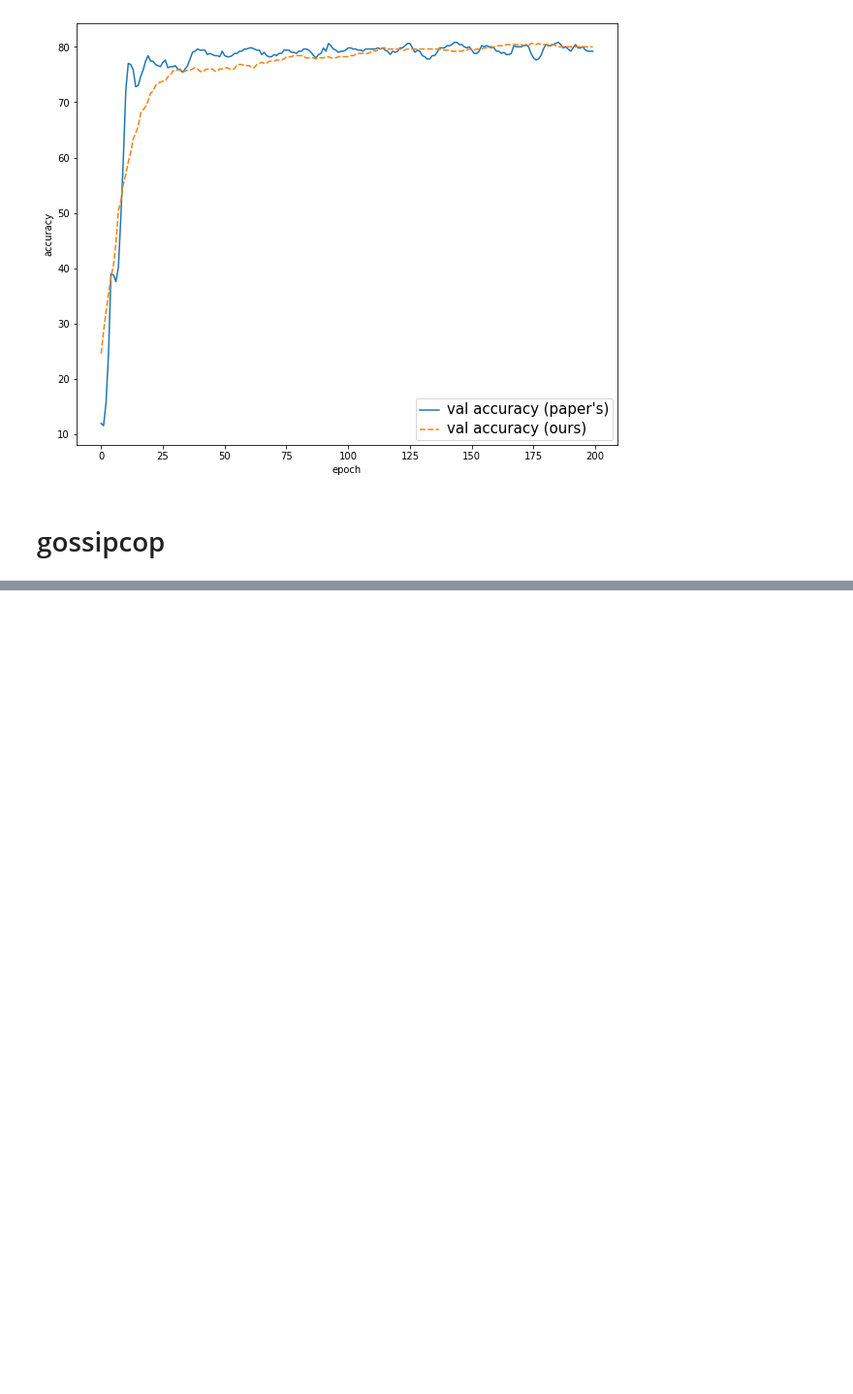
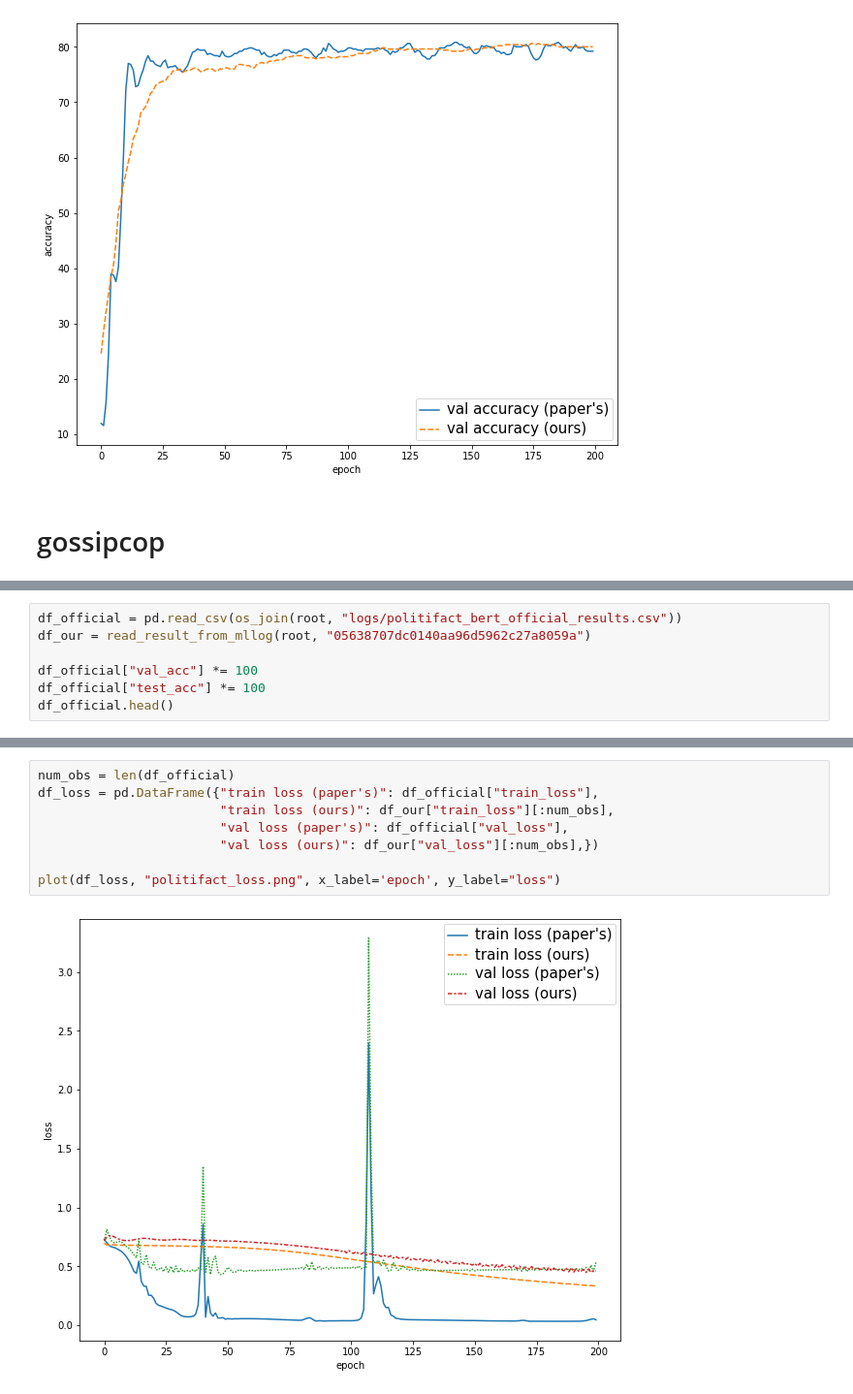
Before and after one commit to chaudatascience/fake_news_detection_gnns, a Jupyter notebook: src/notebooks/cora_charts.ipynb, the cells around one changed output, grey strips where cells are left out. Shown: that part at 97% size. Cells and saved outputs as stored; diff of their text form; blank space fills up the shorter version.

```diff
--- a/src/notebooks/cora_charts.ipynb
+++ b/src/notebooks/cora_charts.ipynb
@@ -81,0 +104,7 @@ plot(df_loss, "gossipcop_acc.png", x_label='epoch', y_label="accuracy")
+# %%
+df_official = pd.read_csv(os_join(root, "logs/politifact_bert_official_results.csv"))
+df_our = read_result_from_mllog(root, "05638707dc0140aa96d5962c27a8059a")
+
+df_official["val_acc"] *= 100
+df_official["test_acc"] *= 100
+df_official.head()
@@ -81,0 +118,10 @@ plot(df_loss, "gossipcop_acc.png", x_label='epoch', y_label="accuracy")
+# %%
+num_obs = len(df_official)
+df_loss = pd.DataFrame({"train loss (paper's)": df_official["train_loss"],
+                        "train loss (ours)": df_our["train_loss"][:num_obs],
+                        "val loss (paper's)": df_official["val_loss"],
+                        "val loss (ours)": df_our["val_loss"][:num_obs],})
+
+plot(df_loss, "politifact_loss.png", x_label='epoch', y_label="loss")
+# %% [output]
+[figure, added]
```
Also changed, not shown: parts of 10 cells of this notebook, 10 other files.
